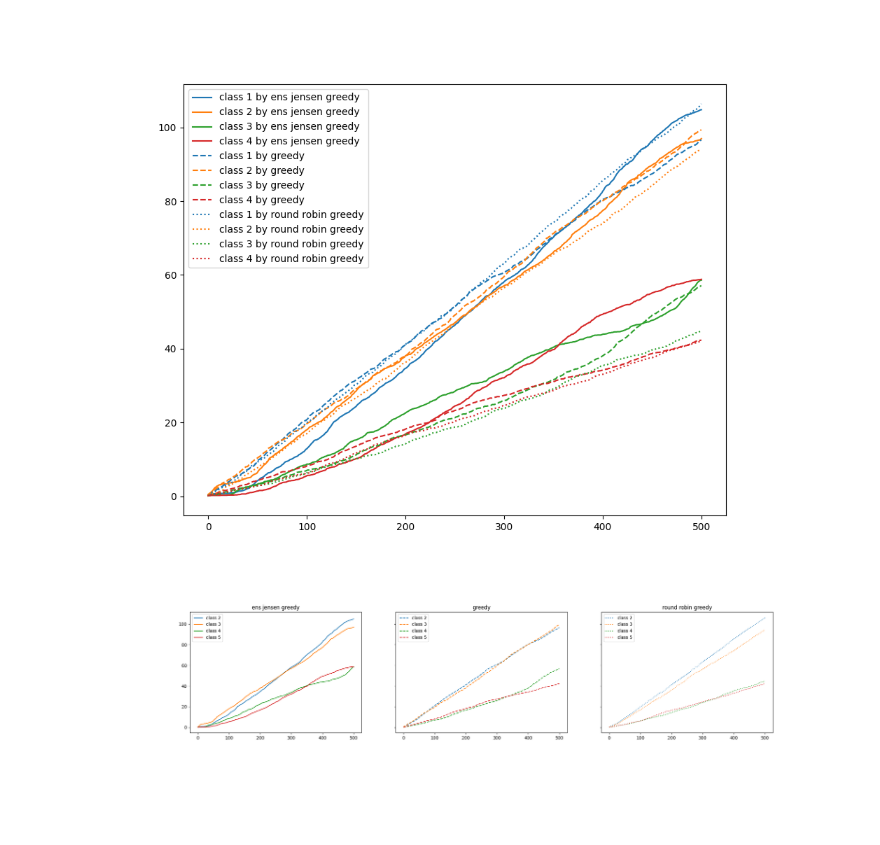
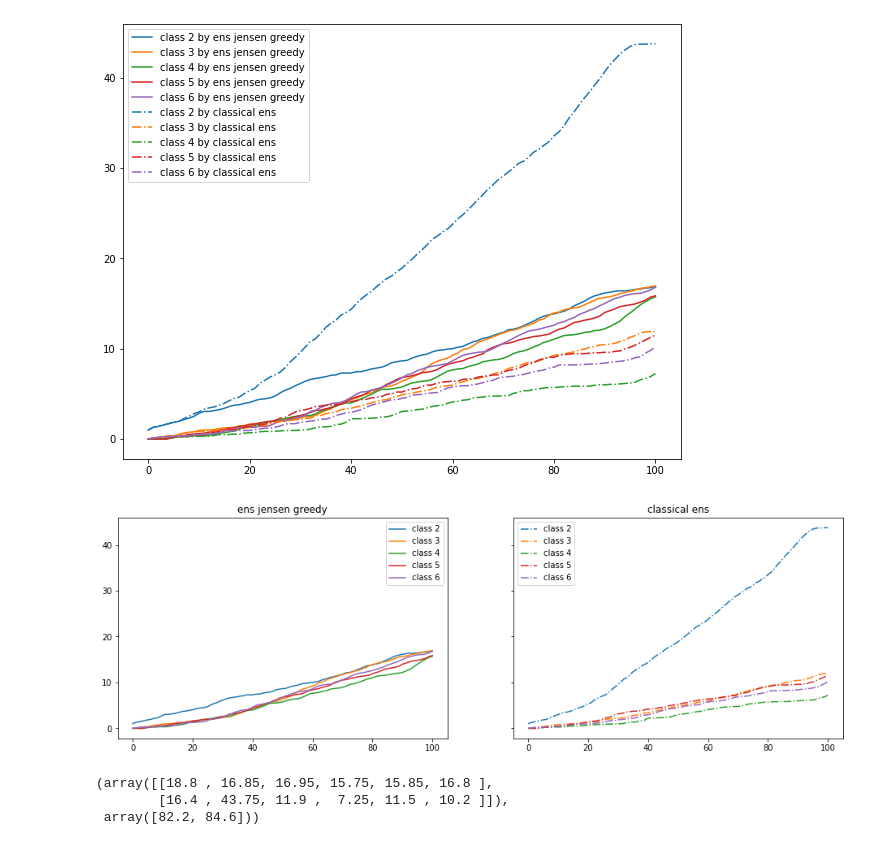
Before and after one commit to KrisNguyen135/diverse_as, a Jupyter notebook: notebooks/Performance/Class counts.ipynb, the cells around one changed output. Drawn from its saved outputs; the diff is of its cells as text; code cells hidden in the pictures; blank space fills up the shorter version.

Commit message:
added classical ens

```diff
--- a/notebooks/Performance/Class counts.ipynb
+++ b/notebooks/Performance/Class counts.ipynb
@@ -17,23 +15,25 @@ def labels_to_counts(labels, time_axis=0):
     return onehot.cumsum(axis=time_axis)
 
 
-data = 'citeseer'
+data = 'square'
 policies = [
     'ens jensen greedy',
-    'greedy',
-    'round robin greedy'
+    # 'greedy',
+    # 'round robin greedy',
+    'classical ens'
 ]
 linestyles = [
     '-',
-    '--',
-    'dotted'
+    # '--',
+    # 'dotted',
+    'dashdot'
 ]
 assert len(policies) == len(linestyles)
 
 n_exps = 20
-n_classes = 5
+n_classes = 6
 init_size = 1
-budget = 500
+budget = 100
 
 basepath = os.path.join('../../data/results', data)
 
@@ -55,16 +55,16 @@ assert np.all(class_counts != -1)
 # %%
 plt.figure(figsize=(10, 8))
 
 for i, (policy, style) in enumerate(zip(policies, linestyles)):
     for c in range(1, n_classes):
         plt.plot(
             class_counts[i, :, :, c].mean(axis=0),
-            linestyle=style, c=f'C{c - 1}', label=f'class {c} by {policy}'
+            linestyle=style, c=f'C{c - 1}', label=f'class {c + 1} by {policy}'
         )
 
 plt.legend();
 # %% [output]
-[figure, old version]
+[figure, new version]
 # %%
 fig, ax = plt.subplots(1, len(policies), figsize=(8 * len(policies), 5), sharey=True)
 
@@ -80,4 +80,13 @@ for i, (policy, style) in enumerate(zip(policies, linestyles)):
 
 plt.show()
 # %% [output]
-[figure, old version]
+[figure, new version]
+# %%
+(
+    class_counts[:, :, -1, :].mean(axis=1),
+    class_counts[:, :, -1, :].mean(axis=1)[:, 1:].sum(axis=1)
+)
+# %% [output]
+(array([[18.8 , 16.85, 16.95, 15.75, 15.85, 16.8 ],
+        [16.4 , 43.75, 11.9 ,  7.25, 11.5 , 10.2 ]]),
+ array([82.2, 84.6]))
```
Also changed, not shown: parts of 1 cell of this notebook, 9 other files.
